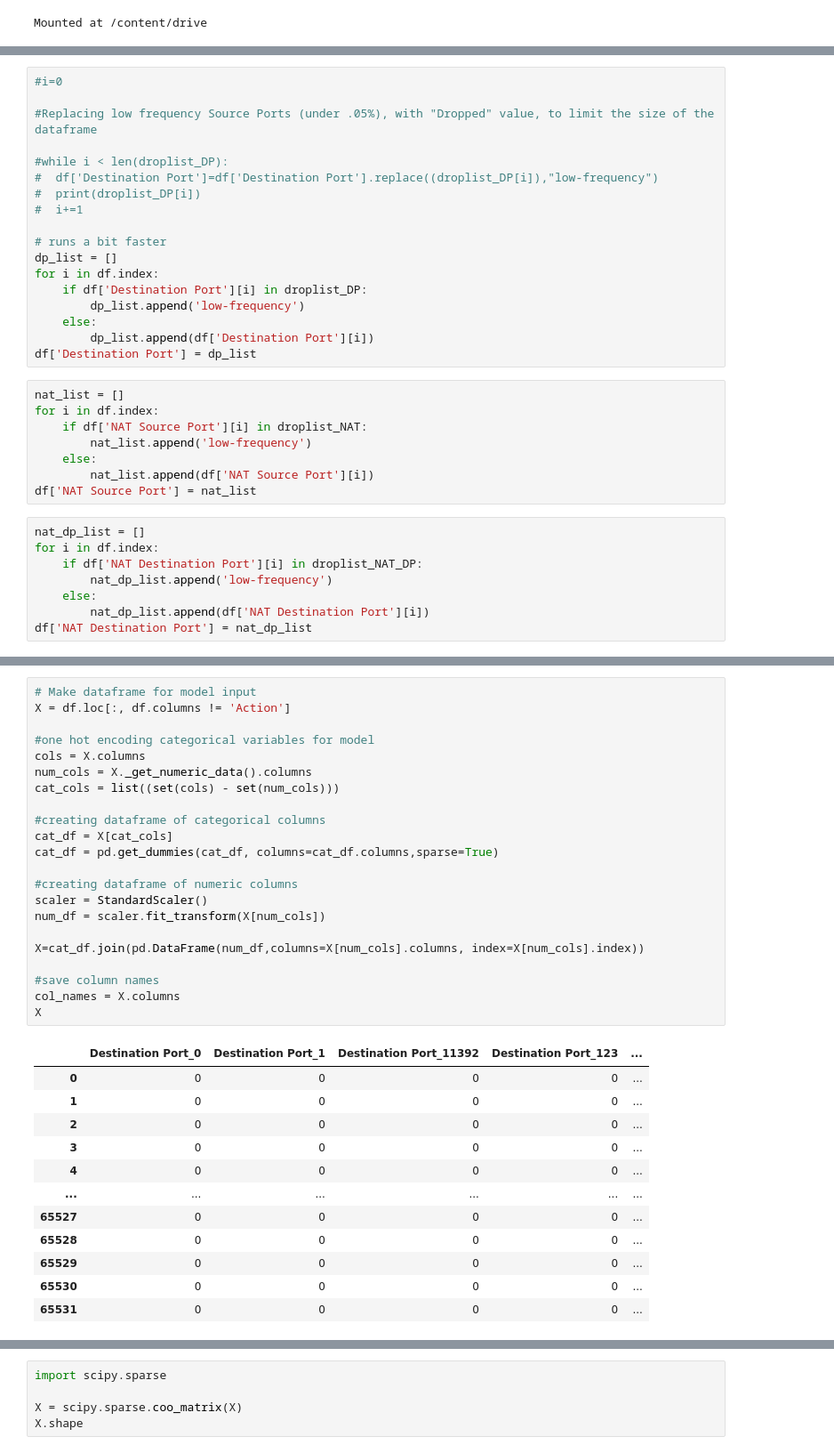
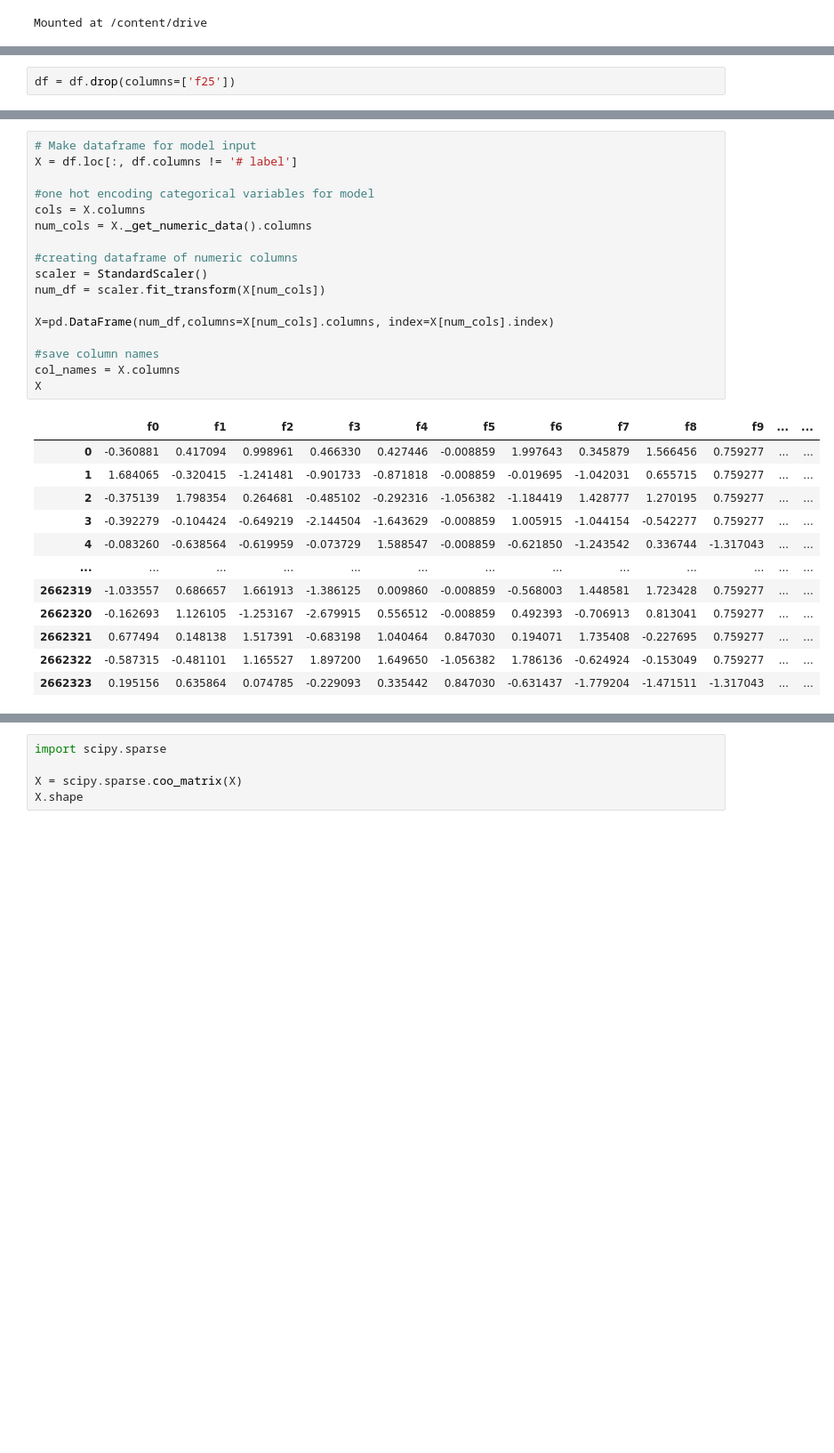
Before and after one commit to KendallScott/QTW, a Jupyter notebook: Case Study 6/Case_Study_6.ipynb, the cells around one changed output, grey strips where cells are left out. Shown at 89% size. Saved outputs shown, nothing was run; the diff lists cells and outputs as text; blank space fills up the shorter version.

```diff
--- a/Case Study 6/Case_Study_6.ipynb
+++ b/Case Study 6/Case_Study_6.ipynb
@@ -119 +98,3 @@ df.head()
+# %%
+df = df.drop(columns=['f25'])
 # %%
@@ -298,34 +125,0 @@ df['Source Port']=sp_list
-# %%
-#i=0
-
-#Replacing low frequency Source Ports (under .05%), with "Dropped" value, to limit the size of the dataframe
-
-#while i < len(droplist_DP):
-#  df['Destination Port']=df['Destination Port'].replace((droplist_DP[i]),"low-frequency")
-#  print(droplist_DP[i])
-#  i+=1
-
-# runs a bit faster
-dp_list = []
-for i in df.index:
-    if df['Destination Port'][i] in droplist_DP:
-        dp_list.append('low-frequency')
-    else:
-        dp_list.append(df['Destination Port'][i])
-df['Destination Port'] = dp_list
-# %%
-nat_list = []
-for i in df.index:
-    if df['NAT Source Port'][i] in droplist_NAT:
-        nat_list.append('low-frequency')
-    else:
-        nat_list.append(df['NAT Source Port'][i])
-df['NAT Source Port'] = nat_list
-# %%
-nat_dp_list = []
-for i in df.index:
-    if df['NAT Destination Port'][i] in droplist_NAT_DP:
-        nat_dp_list.append('low-frequency')
-    else:
-        nat_dp_list.append(df['NAT Destination Port'][i])
-df['NAT Destination Port'] = nat_dp_list
@@ -348,35 +126,30 @@ df['NAT Destination Port'].value_counts().count()
 # %%
 # Make dataframe for model input
-X = df.loc[:, df.columns != 'Action']
+X = df.loc[:, df.columns != '# label']
 
 #one hot encoding categorical variables for model
 cols = X.columns
 num_cols = X._get_numeric_data().columns
-cat_cols = list((set(cols) - set(num_cols)))
-
-#creating dataframe of categorical columns
-cat_df = X[cat_cols]
-cat_df = pd.get_dummies(cat_df, columns=cat_df.columns,sparse=True)
 
 #creating dataframe of numeric columns
 scaler = StandardScaler()
 num_df = scaler.fit_transform(X[num_cols])
 
-X=cat_df.join(pd.DataFrame(num_df,columns=X[num_cols].columns, index=X[num_cols].index))
+X=pd.DataFrame(num_df,columns=X[num_cols].columns, index=X[num_cols].index)
 
 #save column names
 col_names = X.columns
 X
 # %% [output]
-|  | Destination Port_0 | Destination Port_1 | Destination Port_11392 | Destination Port_123 | ... |
-| 0 | 0 | 0 | 0 | 0 | ... |
-| 1 | 0 | 0 | 0 | 0 | ... |
-| 2 | 0 | 0 | 0 | 0 | ... |
-| 3 | 0 | 0 | 0 | 0 | ... |
-| 4 | 0 | 0 | 0 | 0 | ... |
-| ... | ... | ... | ... | ... | ... |
-| 65527 | 0 | 0 | 0 | 0 | ... |
-| 65528 | 0 | 0 | 0 | 0 | ... |
-| 65529 | 0 | 0 | 0 | 0 | ... |
-| 65530 | 0 | 0 | 0 | 0 | ... |
-| 65531 | 0 | 0 | 0 | 0 | ... |
+|  | f0 | f1 | f2 | f3 | f4 | f5 | f6 | f7 | f8 | f9 | ... | ... |
+| 0 | -0.360881 | 0.417094 | 0.998961 | 0.466330 | 0.427446 | -0.008859 | 1.997643 | 0.345879 | 1.566456 | 0.759277 | ... | ... |
+| 1 | 1.684065 | -0.320415 | -1.241481 | -0.901733 | -0.871818 | -0.008859 | -0.019695 | -1.042031 | 0.655715 | 0.759277 | ... | ... |
+| 2 | -0.375139 | 1.798354 | 0.264681 | -0.485102 | -0.292316 | -1.056382 | -1.184419 | 1.428777 | 1.270195 | 0.759277 | ... | ... |
+| 3 | -0.392279 | -0.104424 | -0.649219 | -2.144504 | -1.643629 | -0.008859 | 1.005915 | -1.044154 | -0.542277 | 0.759277 | ... | ... |
+| 4 | -0.083260 | -0.638564 | -0.619959 | -0.073729 | 1.588547 | -0.008859 | -0.621850 | -1.243542 | 0.336744 | -1.317043 | ... | ... |
+| ... | ... | ... | ... | ... | ... | ... | ... | ... | ... | ... | ... | ... |
+| 2662319 | -1.033557 | 0.686657 | 1.661913 | -1.386125 | 0.009860 | -0.008859 | -0.568003 | 1.448581 | 1.723428 | 0.759277 | ... | ... |
+| 2662320 | -0.162693 | 1.126105 | -1.253167 | -2.679915 | 0.556512 | -0.008859 | 0.492393 | -0.706913 | 0.813041 | 0.759277 | ... | ... |
+| 2662321 | 0.677494 | 0.148138 | 1.517391 | -0.683198 | 1.040464 | 0.847030 | 0.194071 | 1.735408 | -0.227695 | 0.759277 | ... | ... |
+| 2662322 | -0.587315 | -0.481101 | 1.165527 | 1.897200 | 1.649650 | -1.056382 | 1.786136 | -0.624924 | -0.153049 | 0.759277 | ... | ... |
+| 2662323 | 0.195156 | 0.635864 | 0.074785 | -0.229093 | 0.335442 | 0.847030 | -0.631437 | -1.779204 | -1.471511 | -1.317043 | ... | ... |
```
Also changed, not shown: parts of 30 cells of this notebook.
